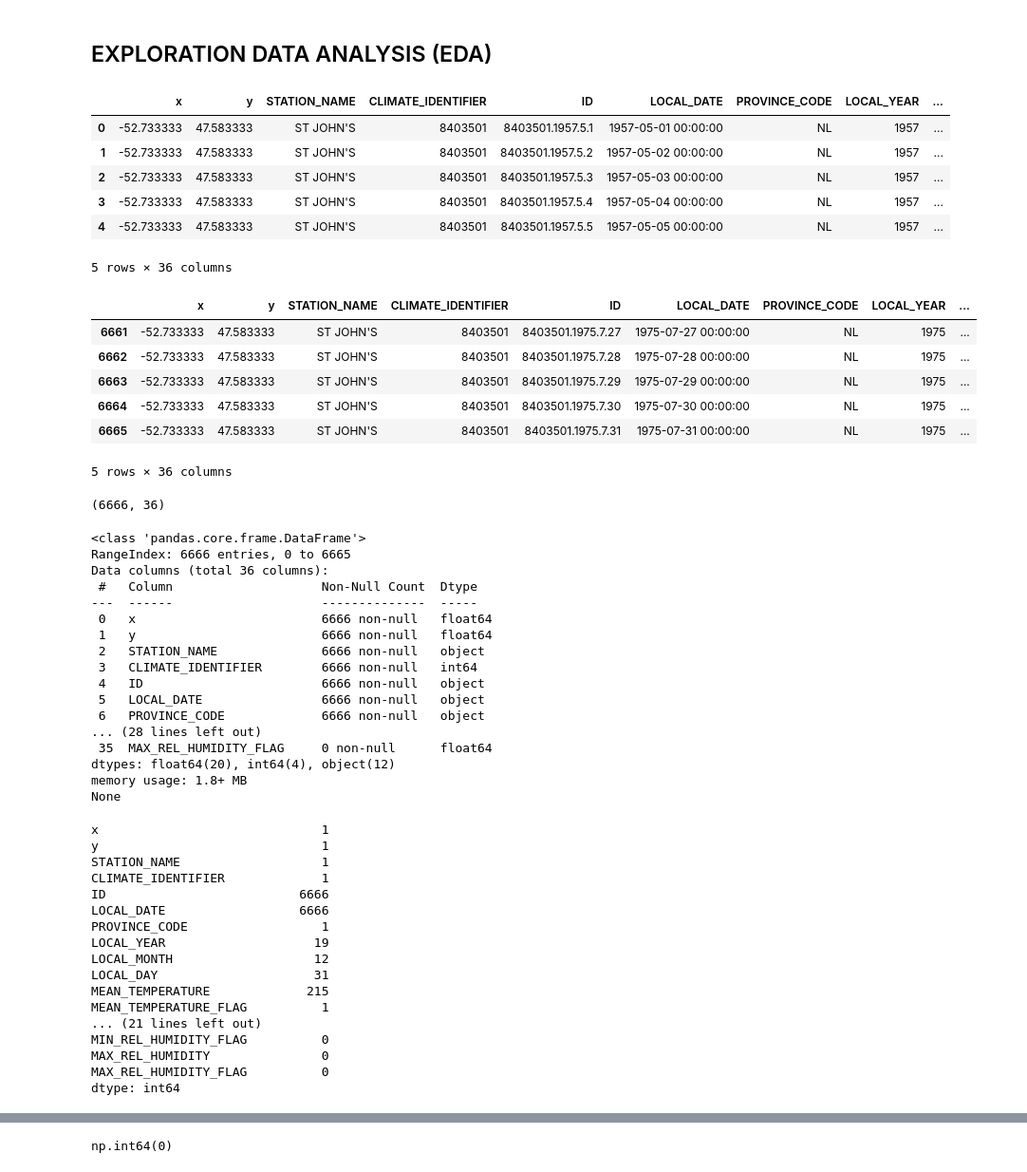
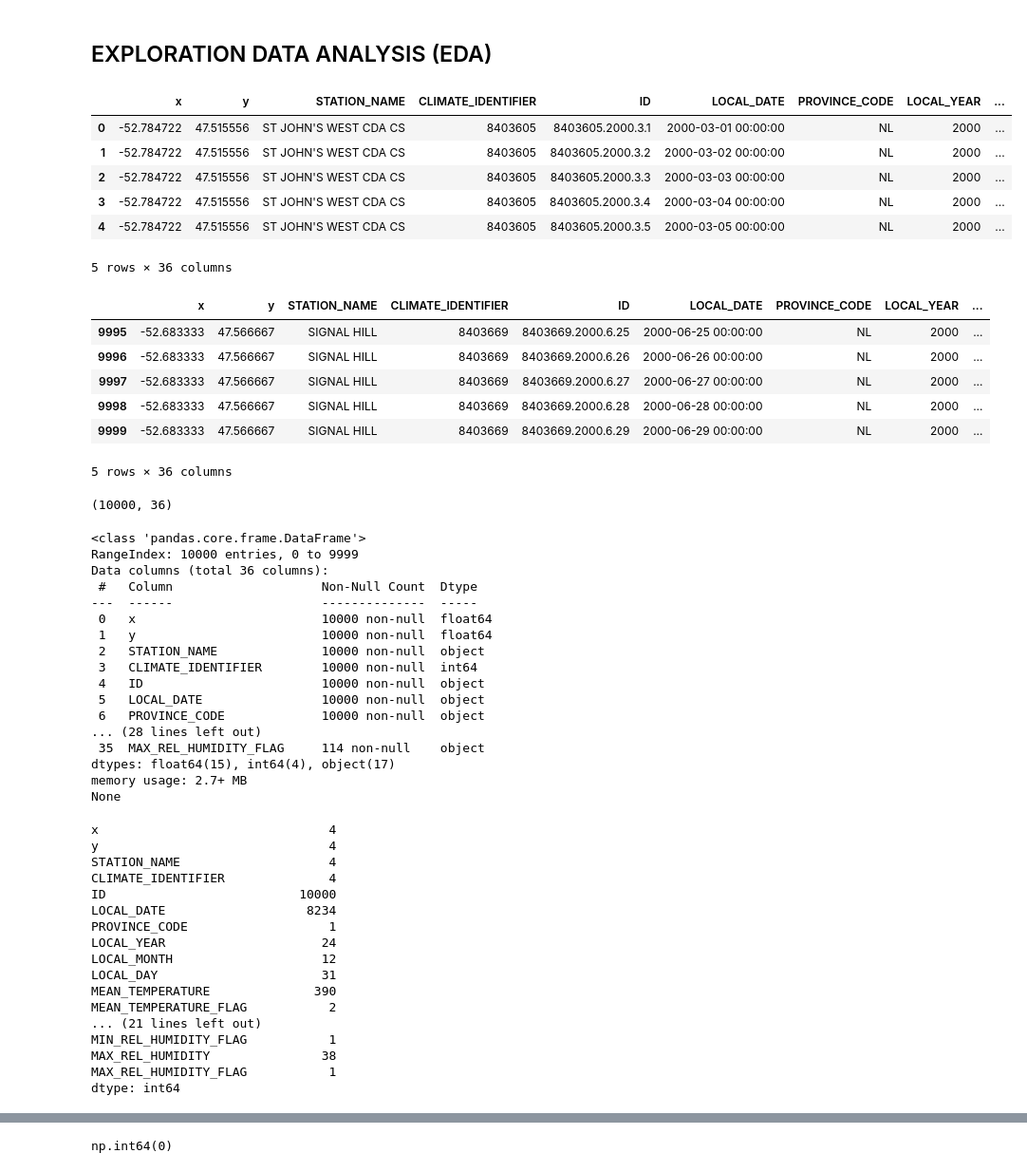
Before and after one commit to ieadoboe/cmsc6950-climate-daily, a Jupyter notebook: eda.ipynb, the cells around one changed output, grey strips where cells are left out. Shown at 95% size. Saved outputs shown, nothing was run; the diff lists cells and outputs as text; code cells hidden in the pictures.

```diff
--- a/eda.ipynb
+++ b/eda.ipynb
@@ -7,71 +7,71 @@ import matplotlib.pyplot as plt
 import seaborn as sns
 # %%
 # load data
-df = pd.read_csv("climate-daily.csv")
+df = pd.read_csv("climate-daily-1.csv")
 df.head()
 # %% [output]
 |  | x | y | STATION_NAME | CLIMATE_IDENTIFIER | ID | LOCAL_DATE | PROVINCE_CODE | LOCAL_YEAR | ... |
-| 0 | -52.733333 | 47.583333 | ST JOHN'S | 8403501 | 8403501.1957.5.1 | 1957-05-01 00:00:00 | NL | 1957 | ... |
-| 1 | -52.733333 | 47.583333 | ST JOHN'S | 8403501 | 8403501.1957.5.2 | 1957-05-02 00:00:00 | NL | 1957 | ... |
-| 2 | -52.733333 | 47.583333 | ST JOHN'S | 8403501 | 8403501.1957.5.3 | 1957-05-03 00:00:00 | NL | 1957 | ... |
-| 3 | -52.733333 | 47.583333 | ST JOHN'S | 8403501 | 8403501.1957.5.4 | 1957-05-04 00:00:00 | NL | 1957 | ... |
-| 4 | -52.733333 | 47.583333 | ST JOHN'S | 8403501 | 8403501.1957.5.5 | 1957-05-05 00:00:00 | NL | 1957 | ... |
+| 0 | -52.784722 | 47.515556 | ST JOHN'S WEST CDA CS | 8403605 | 8403605.2000.3.1 | 2000-03-01 00:00:00 | NL | 2000 | ... |
+| 1 | -52.784722 | 47.515556 | ST JOHN'S WEST CDA CS | 8403605 | 8403605.2000.3.2 | 2000-03-02 00:00:00 | NL | 2000 | ... |
+| 2 | -52.784722 | 47.515556 | ST JOHN'S WEST CDA CS | 8403605 | 8403605.2000.3.3 | 2000-03-03 00:00:00 | NL | 2000 | ... |
+| 3 | -52.784722 | 47.515556 | ST JOHN'S WEST CDA CS | 8403605 | 8403605.2000.3.4 | 2000-03-04 00:00:00 | NL | 2000 | ... |
+| 4 | -52.784722 | 47.515556 | ST JOHN'S WEST CDA CS | 8403605 | 8403605.2000.3.5 | 2000-03-05 00:00:00 | NL | 2000 | ... |
 5 rows × 36 columns
 # %%
 df.tail()
 # %% [output]
 |  | x | y | STATION_NAME | CLIMATE_IDENTIFIER | ID | LOCAL_DATE | PROVINCE_CODE | LOCAL_YEAR | ... |
-| 6661 | -52.733333 | 47.583333 | ST JOHN'S | 8403501 | 8403501.1975.7.27 | 1975-07-27 00:00:00 | NL | 1975 | ... |
-| 6662 | -52.733333 | 47.583333 | ST JOHN'S | 8403501 | 8403501.1975.7.28 | 1975-07-28 00:00:00 | NL | 1975 | ... |
-| 6663 | -52.733333 | 47.583333 | ST JOHN'S | 8403501 | 8403501.1975.7.29 | 1975-07-29 00:00:00 | NL | 1975 | ... |
-| 6664 | -52.733333 | 47.583333 | ST JOHN'S | 8403501 | 8403501.1975.7.30 | 1975-07-30 00:00:00 | NL | 1975 | ... |
-| 6665 | -52.733333 | 47.583333 | ST JOHN'S | 8403501 | 8403501.1975.7.31 | 1975-07-31 00:00:00 | NL | 1975 | ... |
+| 9995 | -52.683333 | 47.566667 | SIGNAL HILL | 8403669 | 8403669.2000.6.25 | 2000-06-25 00:00:00 | NL | 2000 | ... |
+| 9996 | -52.683333 | 47.566667 | SIGNAL HILL | 8403669 | 8403669.2000.6.26 | 2000-06-26 00:00:00 | NL | 2000 | ... |
+| 9997 | -52.683333 | 47.566667 | SIGNAL HILL | 8403669 | 8403669.2000.6.27 | 2000-06-27 00:00:00 | NL | 2000 | ... |
+| 9998 | -52.683333 | 47.566667 | SIGNAL HILL | 8403669 | 8403669.2000.6.28 | 2000-06-28 00:00:00 | NL | 2000 | ... |
+| 9999 | -52.683333 | 47.566667 | SIGNAL HILL | 8403669 | 8403669.2000.6.29 | 2000-06-29 00:00:00 | NL | 2000 | ... |
 5 rows × 36 columns
 # %%
 print(df.shape)
 # %% [output]
-(6666, 36)
+(10000, 36)
 # %%
 # dataset info
 print(df.info())
 # %% [output]
 <class 'pandas.core.frame.DataFrame'>
-RangeIndex: 6666 entries, 0 to 6665
+RangeIndex: 10000 entries, 0 to 9999
 Data columns (total 36 columns):
  #   Column                    Non-Null Count  Dtype
 ---  ------                    --------------  -----
- 0   x                         6666 non-null   float64
- 1   y                         6666 non-null   float64
- 2   STATION_NAME              6666 non-null   object
- 3   CLIMATE_IDENTIFIER        6666 non-null   int64
- 4   ID                        6666 non-null   object
- 5   LOCAL_DATE                6666 non-null   object
- 6   PROVINCE_CODE             6666 non-null   object
+ 0   x                         10000 non-null  float64
+ 1   y                         10000 non-null  float64
+ 2   STATION_NAME              10000 non-null  object
+ 3   CLIMATE_IDENTIFIER        10000 non-null  int64
+ 4   ID                        10000 non-null  object
+ 5   LOCAL_DATE                10000 non-null  object
+ 6   PROVINCE_CODE             10000 non-null  object
 ... (28 lines left out)
- 35  MAX_REL_HUMIDITY_FLAG     0 non-null      float64
-dtypes: float64(20), int64(4), object(12)
-memory usage: 1.8+ MB
+ 35  MAX_REL_HUMIDITY_FLAG     114 non-null    object
+dtypes: float64(15), int64(4), object(17)
+memory usage: 2.7+ MB
 None
 # %%
 # unique values
 df.nunique()
 # %% [output]
-x                              1
-y                              1
-STATION_NAME                   1
-CLIMATE_IDENTIFIER             1
-ID                          6666
-LOCAL_DATE                  6666
-PROVINCE_CODE                  1
-LOCAL_YEAR                    19
-LOCAL_MONTH                   12
-LOCAL_DAY                     31
-MEAN_TEMPERATURE             215
-MEAN_TEMPERATURE_FLAG          1
+x                               4
+y                               4
+STATION_NAME                    4
+CLIMATE_IDENTIFIER              4
+ID                          10000
+LOCAL_DATE                   8234
+PROVINCE_CODE                   1
+LOCAL_YEAR                     24
+LOCAL_MONTH                    12
+LOCAL_DAY                      31
+MEAN_TEMPERATURE              390
+MEAN_TEMPERATURE_FLAG           2
 ... (21 lines left out)
-MIN_REL_HUMIDITY_FLAG          0
-MAX_REL_HUMIDITY               0
-MAX_REL_HUMIDITY_FLAG          0
+MIN_REL_HUMIDITY_FLAG           1
+MAX_REL_HUMIDITY               38
+MAX_REL_HUMIDITY_FLAG           1
 dtype: int64
 # %%
 # Missing values
```
Also changed, not shown: parts of 15 cells of this notebook.
